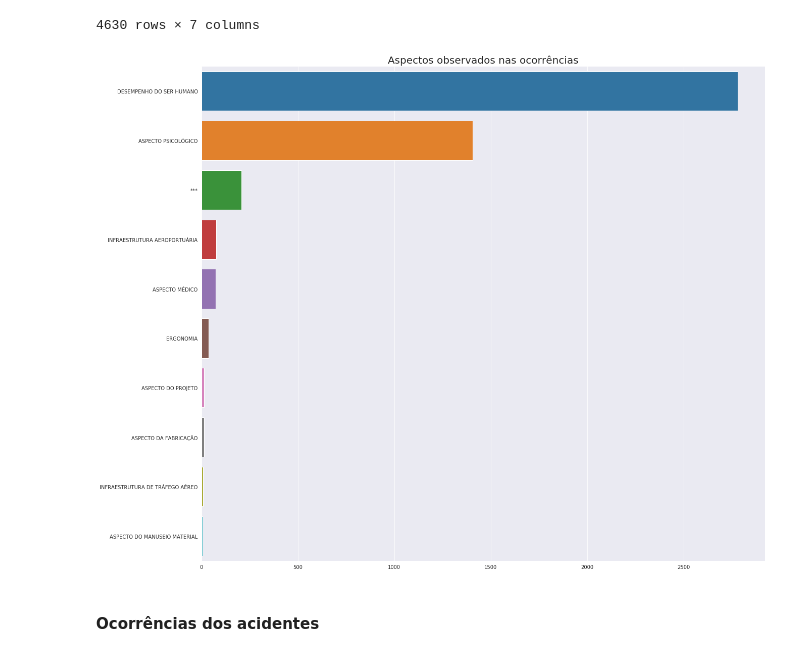
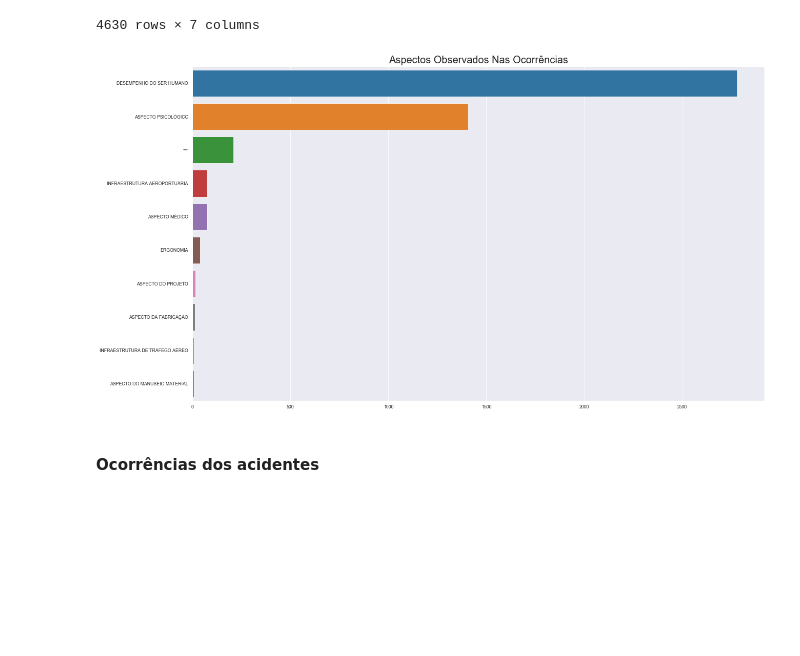
Before and after one commit to otavio-silva/IBD-TP2, a Jupyter notebook: code/TrabalhoPratico02.ipynb, the cells around one changed output. Saved outputs shown, nothing was run; the diff lists cells and outputs as text; code cells hidden in the pictures; blank space fills up the shorter version.

Commit message:
Improved visualisations

```diff
--- a/code/TrabalhoPratico02.ipynb
+++ b/code/TrabalhoPratico02.ipynb
@@ -15,6 +15,7 @@ from matplotlib import pyplot
 # %%
 pd.set_option('display.max_columns', None)
 seaborn.set_style("darkgrid")
+seaborn.set_context("paper", rc={"font.size":10,"axes.titlesize":10,"axes.labelsize":8})
 # %% [markdown]
 ### 2. Membros
 # %% [markdown]
@@ -113,12 +145,12 @@ ftc
 # %%
 s, n = np.unique(ftc["fator_aspecto"].to_numpy(), return_counts=True)
 indices = np.flip(np.argsort(n))
-_, axis = pyplot.subplots(figsize=(20, 18))
-seaborn.barplot(x=n[indices][:20], y=s[indices][:20], orient='h')
-axis.set_title("Aspectos observados nas ocorrências", fontsize=20)
+_, axis = pyplot.subplots(figsize=(20, 12))
+seaborn.barplot(x=n[indices], y=s[indices], orient='h')
+axis.set_title("Aspectos Observados Nas Ocorrências", fontsize=20)
 pyplot.show()
 # %% [output]
-[figure, old version]
+[figure, new version]
 # %% [markdown]
 #### Ocorrências dos acidentes
 # %%
```
Also changed, not shown: parts of 15 cells of this notebook.
